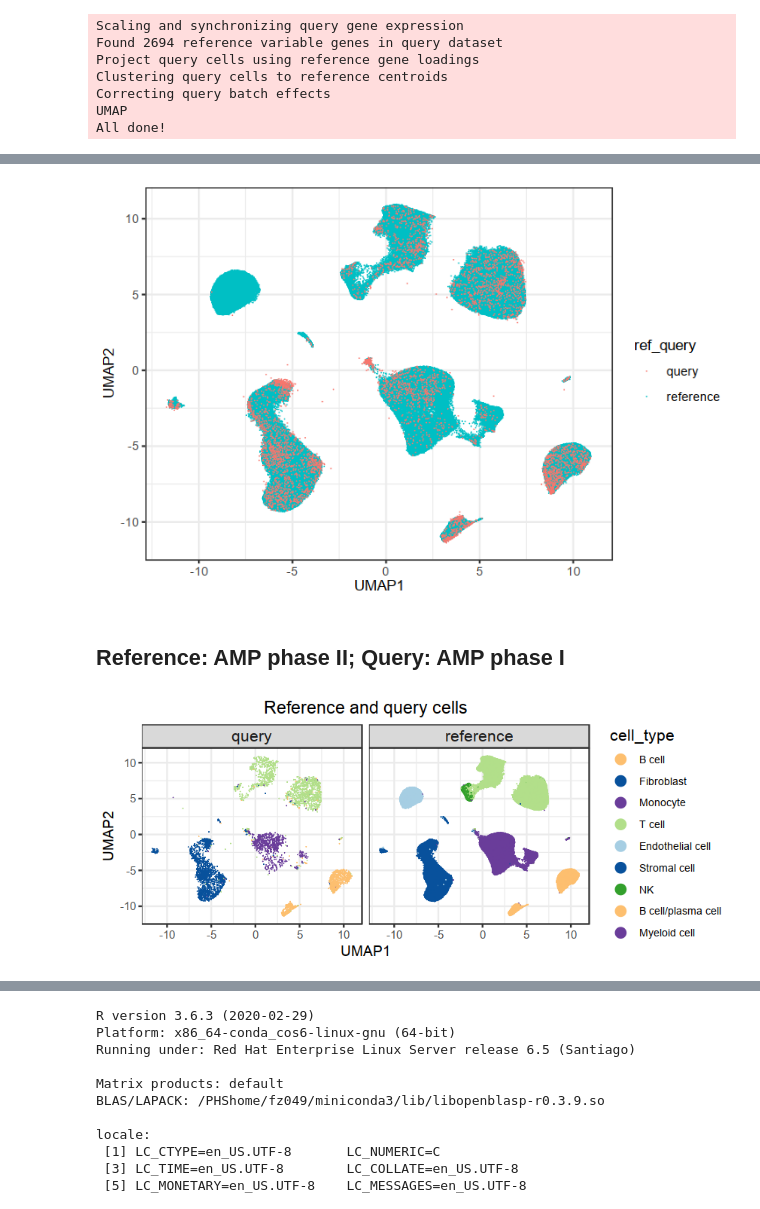
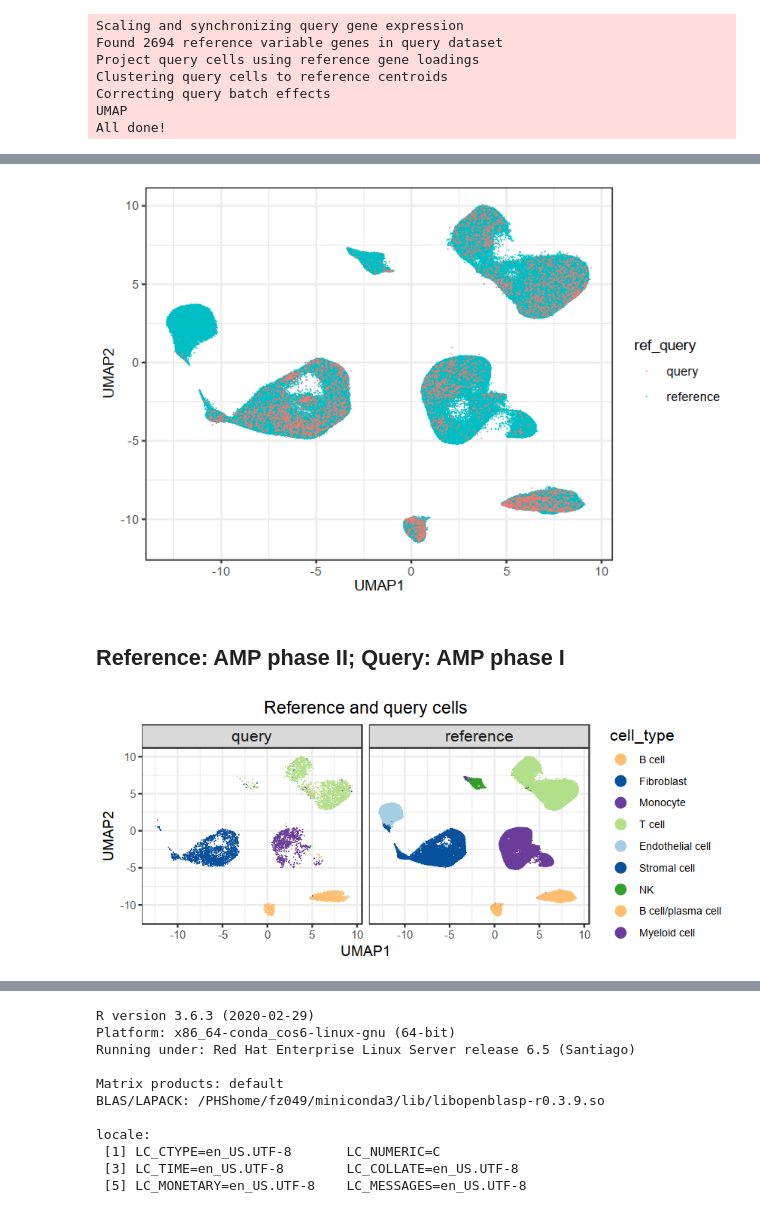
Before and after one commit to immunogenomics/RA_Atlas_CITEseq, a Jupyter notebook: code/all_celltype_reference.ipynb, the cells around one changed output, grey strips where cells are left out. Drawn from its saved outputs; the diff is of its cells as text; code cells hidden in the pictures.

```diff
--- a/code/all_celltype_reference.ipynb
+++ b/code/all_celltype_reference.ipynb
@@ -287,5 +251,5 @@ saveRDS(reference, './all_cells_reference_2021-05-13.rds')
 # %% [markdown]
 ## Visualize results
 # %%
-reference <- readRDS("all_cells_reference_2021-05-13.rds")
+reference <- readRDS("all_cells_reference_2021-05-18.rds")
 # %%
@@ -412,6 +410,7 @@ query_metadata[1:4,]
 query = mapQuery(query_exp,             # query gene expression (genes x cells)
                  query_metadata,        # query metadata (cells x attributes)
                  reference,             # Symphony reference object
+                 vars = c('sample'),    # also integrate over query batches
                  do_normalize = FALSE,  # perform log(CP10k) normalization on query
                  do_umap = TRUE)        # project query cells into reference UMAP
 # %% [output]
@@ -448,7 +447,6 @@ umap_combined = rbind(query$umap, reference$umap$embedding)
 umap_combined_labels = cbind(meta_data_combined, umap_combined)
 # %%
 # Plot UMAP visualization of all cells
-fig.size(3, 5)
 # plotBasic(umap_combined_labels, title = 'Reference and query cells', color.by = 'ref_query')
 
 options(repr.plot.height = 4, repr.plot.width = 6)
@@ -469,12 +467,12 @@ ggplot() +
     plot.title = element_text(color="black", size=10)
   )
 # %% [output]
-[figure, old version]
+[figure, new version]
 # %% [markdown]
 ## Reference: AMP phase II; Query: AMP phase I
 # %%
-fig.size(3, 7)
+options(repr.plot.height = 3, repr.plot.width = 7)
 plotBasic(umap_combined_labels, title = 'Reference and query cells',
           color.by = 'cell_type', facet.by = 'ref_query', color.mapping = meta_colors$cell_type)
 # %% [output]
-[figure, old version]
+[figure, new version]
```
Also changed, not shown: parts of 19 cells of this notebook.
